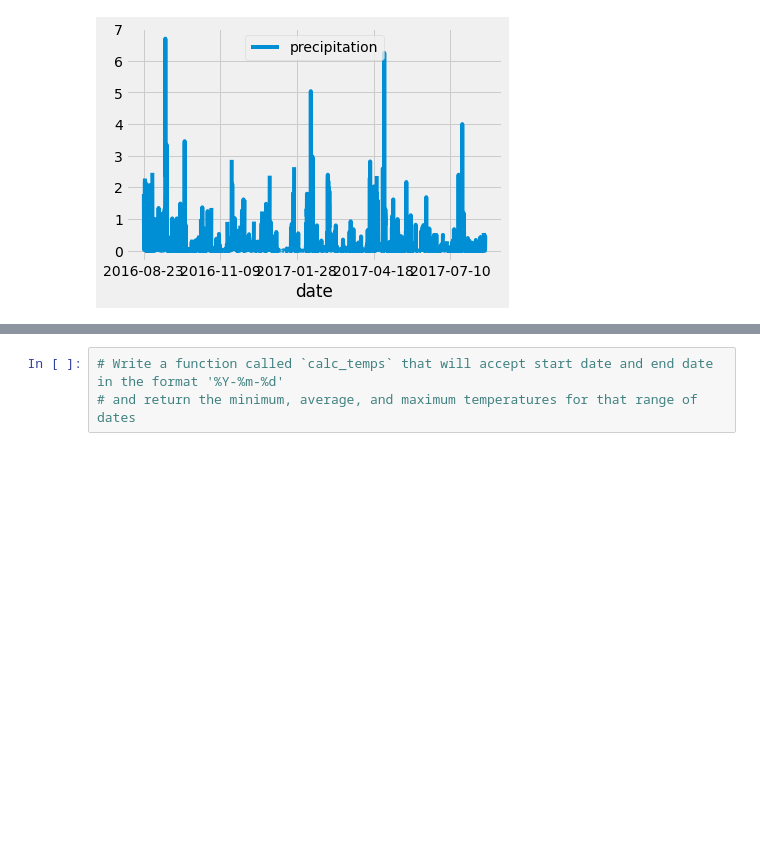
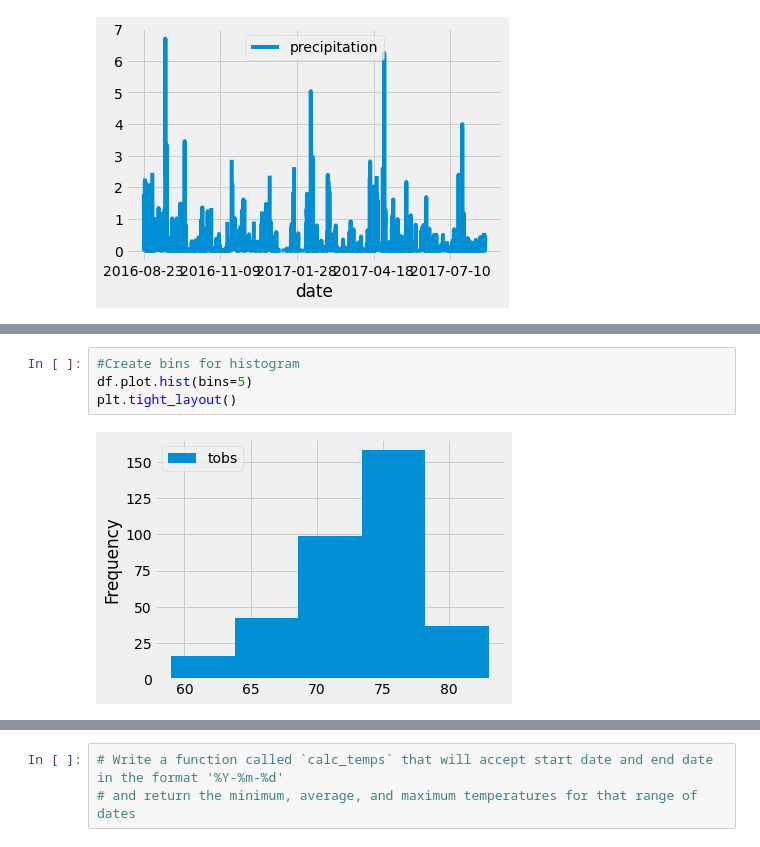
Before and after one commit to lavec0324/surfs_up, a Jupyter notebook: climate_analysis.ipynb, the cells around one changed output, grey strips where cells are left out. Cells and saved outputs as stored; diff of their text form; blank space fills up the shorter version.

```diff
--- a/climate_analysis.ipynb
+++ b/climate_analysis.ipynb
@@ -80,0 +145,6 @@ df.plot()
+# %%
+#Create bins for histogram
+df.plot.hist(bins=5)
+plt.tight_layout()
+# %% [output]
+[figure, added]
```
Also changed, not shown: parts of 9 cells of this notebook.
